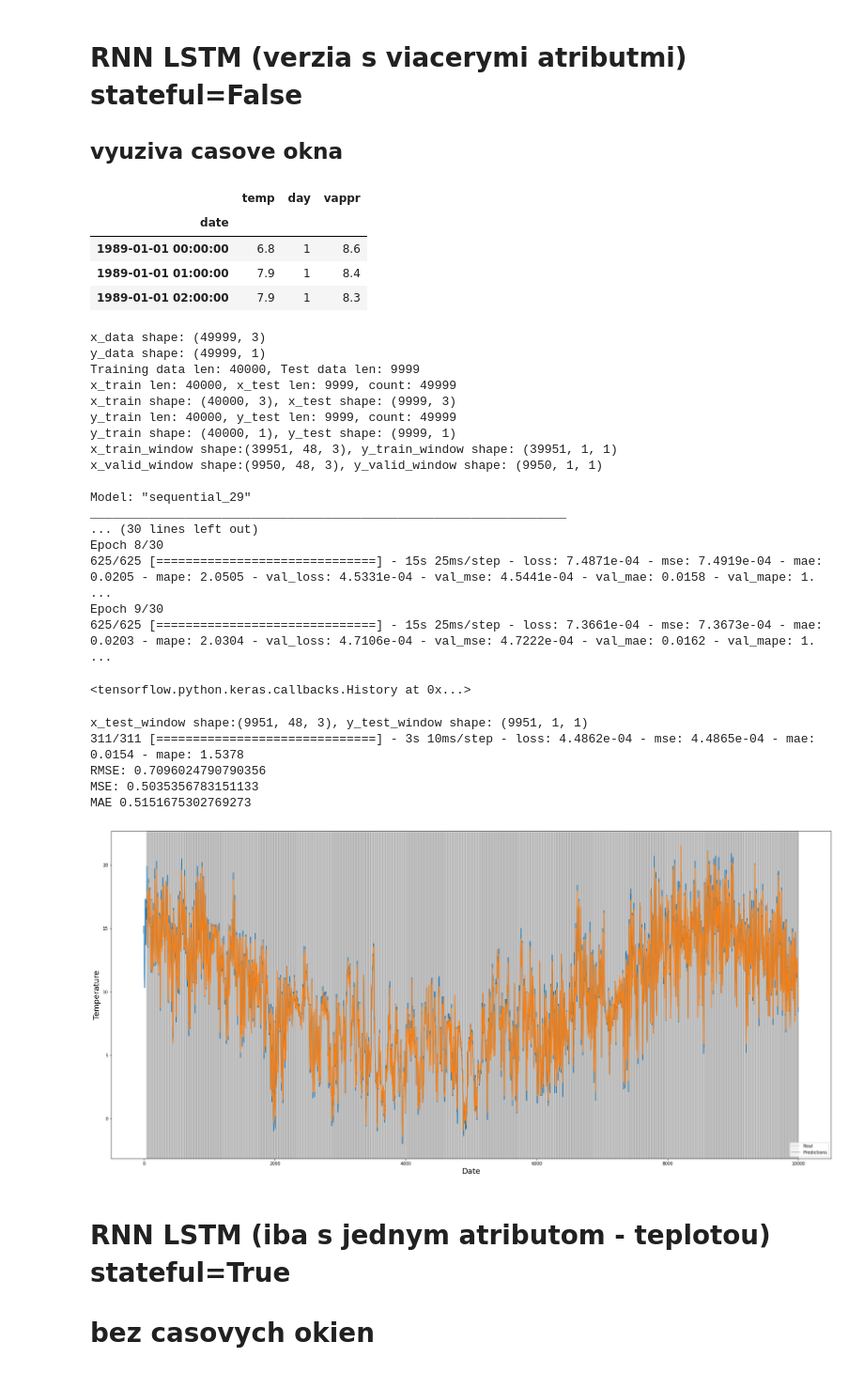
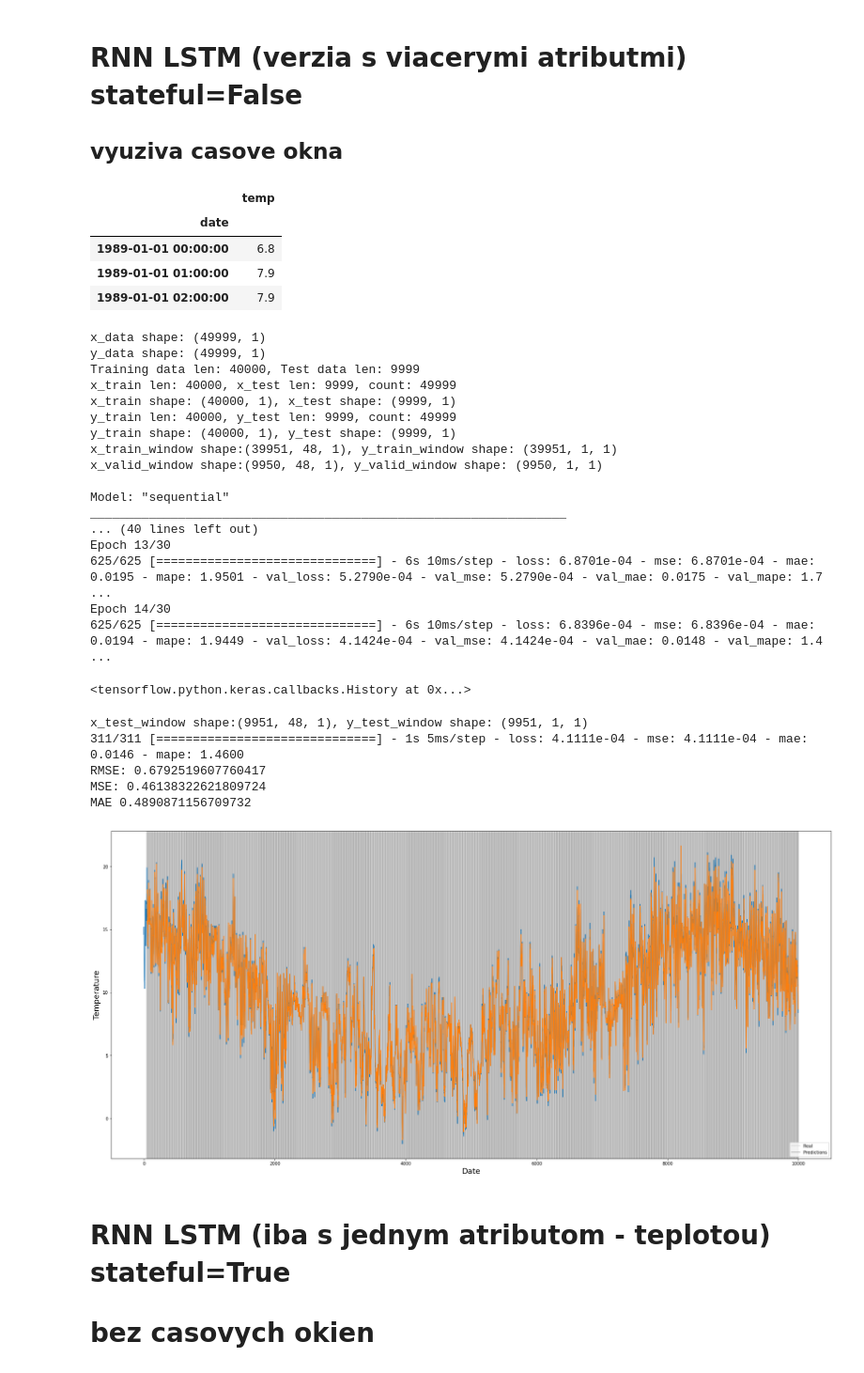
Before and after one commit to tomasb199/DM---Weather, a Jupyter notebook: OZNAL.ipynb, the cells around one changed output. Shown at 94% size. Saved outputs shown, nothing was run; the diff lists cells and outputs as text; code cells hidden in the pictures.

```diff
--- a/OZNAL.ipynb
+++ b/OZNAL.ipynb
@@ -354,8 +359,9 @@ display(dublinAirportStats_df)
 dataset = weather_stations['Dublin_Airport']
 dataset = dataset.drop(columns=['station', 'county', 'longitude', 'latitude', 'wetb', 'dewpt'], axis=1)
 
-# fill missing values with median
-dataset = dataset.fillna(dataset.median())
+# fill missing values with linear interpolation
+dataset = dataset.fillna(dataset.interpolate(method='linear', limit_direction='forward', axis=0))
+#dataset = dataset.fillna(dataset.median())
 
 # add time collums
 dataset['day'] = dataset.index.dayofyear #1-365 day of year
@@ -448,28 +454,28 @@ callback = keras.callbacks.EarlyStopping(monitor='val_loss', patience=3, restore
 #Train the model
 model.fit(x_train_window, y_train_window, batch_size=64, epochs=30, callbacks=[callback], validation_data=(x_valid_window, y_valid_window))
 # %% [output]
-|  | temp | day | vappr |
-| date |  |  |  |
-| 1989-01-01 00:00:00 | 6.8 | 1 | 8.6 |
-| 1989-01-01 01:00:00 | 7.9 | 1 | 8.4 |
-| 1989-01-01 02:00:00 | 7.9 | 1 | 8.3 |
+|  | temp |
+| date |  |
+| 1989-01-01 00:00:00 | 6.8 |
+| 1989-01-01 01:00:00 | 7.9 |
+| 1989-01-01 02:00:00 | 7.9 |
-x_data shape: (49999, 3)
+x_data shape: (49999, 1)
 y_data shape: (49999, 1)
 Training data len: 40000, Test data len: 9999
 x_train len: 40000, x_test len: 9999, count: 49999
-x_train shape: (40000, 3), x_test shape: (9999, 3)
+x_train shape: (40000, 1), x_test shape: (9999, 1)
 y_train len: 40000, y_test len: 9999, count: 49999
 y_train shape: (40000, 1), y_test shape: (9999, 1)
-x_train_window shape:(39951, 48, 3), y_train_window shape: (39951, 1, 1)
-x_valid_window shape:(9950, 48, 3), y_valid_window shape: (9950, 1, 1)
+x_train_window shape:(39951, 48, 1), y_train_window shape: (39951, 1, 1)
+x_valid_window shape:(9950, 48, 1), y_valid_window shape: (9950, 1, 1)
 
-Model: "sequential_29"
+Model: "sequential"
 _________________________________________________________________
-... (30 lines left out)
-Epoch 8/30
-625/625 [==============================] - 15s 25ms/step - loss: 7.4871e-04 - mse: 7.4919e-04 - mae: 0.0205 - mape: 2.0505 - val_loss: 4.5331e-04 - val_mse: 4.5441e-04 - val_mae: 0.0158 - val_mape: 1. ...
-Epoch 9/30
-625/625 [==============================] - 15s 25ms/step - loss: 7.3661e-04 - mse: 7.3673e-04 - mae: 0.0203 - mape: 2.0304 - val_loss: 4.7106e-04 - val_mse: 4.7222e-04 - val_mae: 0.0162 - val_mape: 1. ...
+... (40 lines left out)
+Epoch 13/30
+625/625 [==============================] - 6s 10ms/step - loss: 6.8701e-04 - mse: 6.8701e-04 - mae: 0.0195 - mape: 1.9501 - val_loss: 5.2790e-04 - val_mse: 5.2790e-04 - val_mae: 0.0175 - val_mape: 1.7 ...
+Epoch 14/30
+625/625 [==============================] - 6s 10ms/step - loss: 6.8396e-04 - mse: 6.8396e-04 - mae: 0.0194 - mape: 1.9449 - val_loss: 4.1424e-04 - val_mse: 4.1424e-04 - val_mae: 0.0148 - val_mape: 1.4 ...
 <tensorflow.python.keras.callbacks.History at 0x...>
 # %%
 #############################################TESTING DATASET#########################################
@@ -496,47 +502,47 @@ predictions = scaler_y.inverse_transform(predictions)
 predictions = predictions.flatten()
 
 # Calculate unscaled MSE, MAE
-# b = -(len(x_test)-(_size*prediction_length+sequence_length))
-# MSE = mean_squared_error(y_test[sequence_length:b if b !=0 else None], predictions)
-#MAE = mean_absolute_error(y_test[sequence_length:b if b !=0 else None], predictions)
-MSE = mean_squared_error(y_test[sequence_length:], predictions)
-MAE = mean_absolute_error(y_test[sequence_length:], predictions)
+b = -(len(x_test)-(_size*prediction_length+sequence_length))
+MSE = mean_squared_error(y_test[sequence_length:b if b !=0 else None], predictions)
+MAE = mean_absolute_error(y_test[sequence_length:b if b !=0 else None], predictions)
+#MSE = mean_squared_error(y_test[sequence_length:], predictions)
+#MAE = mean_absolute_error(y_test[sequence_length:], predictions)
 print(f'RMSE: {np.sqrt(MSE)}')
 print(f'MSE: {MSE}')
 print(f'MAE {MAE}')
 
 
 #Visualize the predictions
 predictions = pd.DataFrame(predictions)
 predictions.index = pd.RangeIndex(start=sequence_length, stop = len(predictions)+sequence_length, step = 1)
 
 plt.figure(figsize=(30,14))
 plt.xlabel('Date', fontsize=18)
 plt.ylabel('Temperature', fontsize=18)
 
 idx = 0
 i = sequence_length
 while i < len(y_test) - prediction_length:
   if idx == 0:
     plt.axvline(x = i, color = 'lightgrey')
     idx += 1
   else:
     plt.axvline(x = i, color = 'darkgrey')
     idx -= 1
   i += prediction_length
 
 plt.plot(y_test)
 plt.plot(predictions)
 
 plt.legend(['Real', 'Predictions'], loc='lower right')
 plt.show()
 # %% [output]
-x_test_window shape:(9951, 48, 3), y_test_window shape: (9951, 1, 1)
-311/311 [==============================] - 3s 10ms/step - loss: 4.4862e-04 - mse: 4.4865e-04 - mae: 0.0154 - mape: 1.5378
-RMSE: 0.7096024790790356
-MSE: 0.5035356783151133
-MAE 0.5151675302769273
+x_test_window shape:(9951, 48, 1), y_test_window shape: (9951, 1, 1)
+311/311 [==============================] - 1s 5ms/step - loss: 4.1111e-04 - mse: 4.1111e-04 - mae: 0.0146 - mape: 1.4600
+RMSE: 0.6792519607760417
+MSE: 0.46138322621809724
+MAE 0.4890871156709732
-[figure, old version]
+[figure, new version]
 # %% [markdown]
 # RNN LSTM (iba s jednym atributom - teplotou) stateful=True
 # bez casovych okien
```
Also changed, not shown: parts of 22 cells of this notebook.
